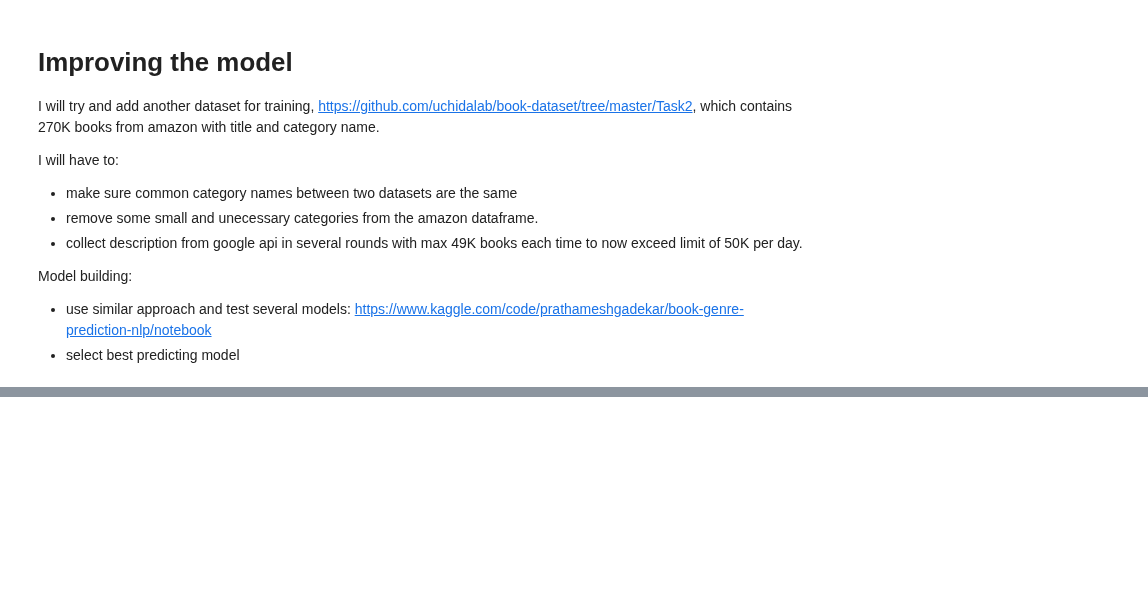
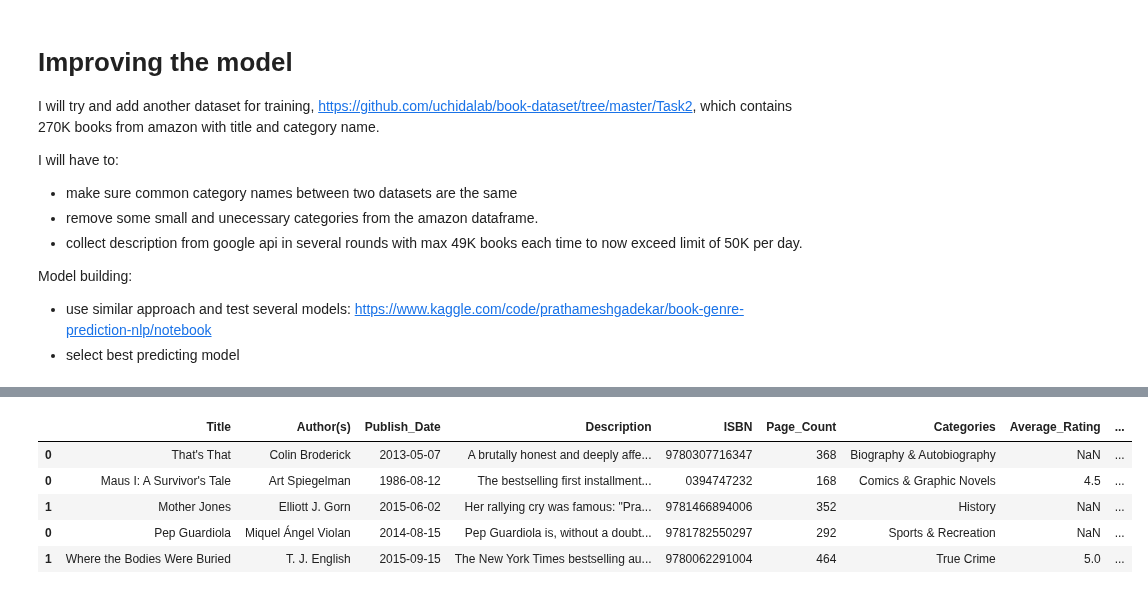
Before and after one commit to lalelisealstad/mybook-dashboard, a Jupyter notebook: notebooks/5_1_ml_genre_prediction.ipynb, the cells around one changed output, grey strips where cells are left out. Saved outputs shown, nothing was run; the diff lists cells and outputs as text; code cells hidden in the pictures; blank space fills up the shorter version.

```diff
--- a/notebooks/5_1_ml_genre_prediction.ipynb
+++ b/notebooks/5_1_ml_genre_prediction.ipynb
@@ -337,3 +341,14 @@ amazondf.head()
 | 8570 | The Survivor (A Mitch Rapp Novel) | Vince Flynn | thriller |
 | 8571 | Career of Evil (Cormoran Strike) | Robert Galbraith | thriller |
 | 8572 | The Girl on the Train | Paula Hawkins | thriller |
+# %%
+amazondf = pd.read_pickle('assets/amazon_books_description.pkl')
+
+amazondf.head()
+# %% [output]
+|  | Title | Author(s) | Publish_Date | Description | ISBN | Page_Count | Categories | Average_Rating | ... |
+| 0 | That's That | Colin Broderick | 2013-05-07 | A brutally honest and deeply affe... | 9780307716347 | 368 | Biography & Autobiography | NaN | ... |
+| 0 | Maus I: A Survivor's Tale | Art Spiegelman | 1986-08-12 | The bestselling first installment... | 0394747232 | 168 | Comics & Graphic Novels | 4.5 | ... |
+| 1 | Mother Jones | Elliott J. Gorn | 2015-06-02 | Her rallying cry was famous: "Pra... | 9781466894006 | 352 | History | NaN | ... |
+| 0 | Pep Guardiola | Miquel Ángel Violan | 2014-08-15 | Pep Guardiola is, without a doubt... | 9781782550297 | 292 | Sports & Recreation | NaN | ... |
+| 1 | Where the Bodies Were Buried | T. J. English | 2015-09-15 | The New York Times bestselling au... | 9780062291004 | 464 | True Crime | 5.0 | ... |
```
Also changed, not shown: parts of 9 cells of this notebook, 7 other files.
